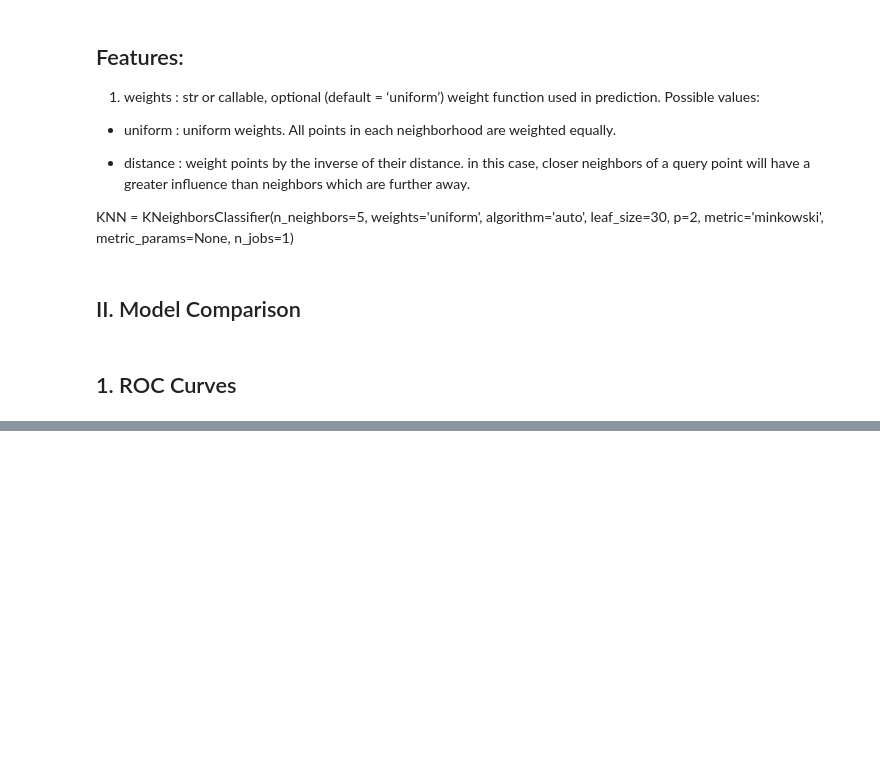
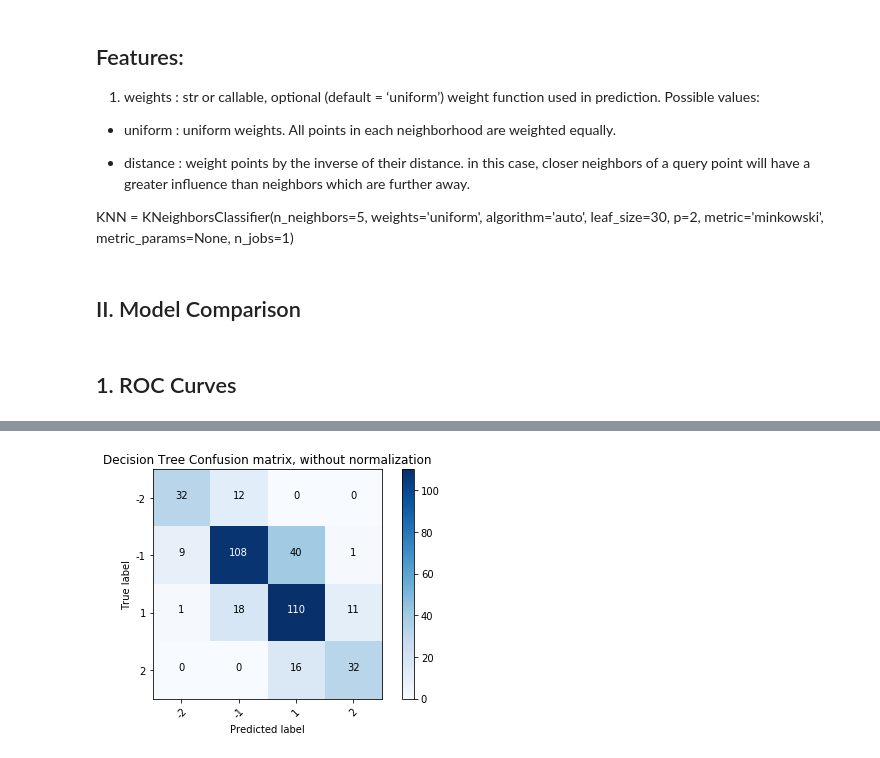
Before and after one commit to seungkwanbaek/ML4Crypto, a Jupyter notebook: ML HW1 Crypto.ipynb, the cells around one changed output, grey strips where cells are left out. Drawn from its saved outputs; the diff is of its cells as text; code cells hidden in the pictures; blank space fills up the shorter version.

```diff
--- a/ML HW1 Crypto.ipynb
+++ b/ML HW1 Crypto.ipynb
@@ -392,11 +448,11 @@ SVM.fit(X_train, Y_train)
 
 print(SVM.best_params_)
 
-Ypreds = SVM.predict(X_test)
-Ypreds_training = SVM.predict(X_train)
+SVM_Ypreds = SVM.predict(X_test)
+SVM_Ypreds_training = SVM.predict(X_train)
 
-SVM_Training_Error = accuracy_score(Y_train, Ypreds_training)
-SVM_Testing_Error = accuracy_score(Y_test, Ypreds)
+SVM_Training_Error = accuracy_score(Y_train, SVM_Ypreds_training)
+SVM_Testing_Error = accuracy_score(Y_test, SVM_Ypreds)
 
 print ("Training Error: %0.3f" % SVM_Training_Error)
 print ("Testing Error: %0.3f" % SVM_Testing_Error)
@@ -426,11 +482,11 @@ KNN.fit(X_train, Y_train)
 
 print(KNN.best_params_)
 
-Ypreds = KNN.predict(X_test)
-Ypreds_training = KNN.predict(X_train)
+KNN_Ypreds = KNN.predict(X_test)
+KNN_Ypreds_training = KNN.predict(X_train)
 
-KNN_Training_Error = accuracy_score(Y_train, Ypreds_training)
-KNN_Testing_Error = accuracy_score(Y_test, Ypreds)
+KNN_Training_Error = accuracy_score(Y_train, KNN_Ypreds_training)
+KNN_Testing_Error = accuracy_score(Y_test, KNN_Ypreds)
 
 print ("Training Error: %0.3f" % KNN_Training_Error)
 print ("Testing Error: %0.3f" % KNN_Testing_Error)
@@ -577,0 +573,72 @@ auc(fpr, tpr)
+# %%
+class_names = [-2, -1, 1, 2]
+
+DT_cnf_matrix = confusion_matrix(Y_test, DT_Ypreds)
+np.set_printoptions(precision=2)
+
+####################################################################
+
+# Plot non-normalized confusion matrix
+plt.figure()
+plot_confusion_matrix(DT_cnf_matrix, classes=class_names,
+                      title='Decision Tree Confusion matrix, without normalization')
+
+# Plot normalized confusion matrix
+plt.figure()
+plot_confusion_matrix(DT_cnf_matrix, classes=class_names, normalize=True,
+                      title='Decision Tree Normalized confusion matrix')
+####################################################################
+
+NN_cnf_matrix = confusion_matrix(Y_test, NN_Ypreds)
+
+# Plot non-normalized confusion matrix
+plt.figure()
+plot_confusion_matrix(NN_cnf_matrix, classes=class_names,
+                      title='NN Confusion matrix, without normalization')
+
+# Plot normalized confusion matrix
+plt.figure()
+plot_confusion_matrix(NN_cnf_matrix, classes=class_names, normalize=True,
+                      title='NN Normalized confusion matrix')
+####################################################################
+
+Boost_cnf_matrix = confusion_matrix(Y_test, Boost_Ypreds)
+
+# Plot non-normalized confusion matrix
+plt.figure()
+plot_confusion_matrix(Boost_cnf_matrix, classes=class_names,
+                      title='Boosted Trees Confusion matrix, without normalization')
+
+# Plot normalized confusion matrix
+plt.figure()
+plot_confusion_matrix(Boost_cnf_matrix, classes=class_names, normalize=True,
+                      title='Boosted Trees Normalized confusion matrix')
+####################################################################
+
+SVM_cnf_matrix = confusion_matrix(Y_test, SVM_Ypreds)
+
+# Plot non-normalized confusion matrix
+plt.figure()
+plot_confusion_matrix(SVM_cnf_matrix, classes=class_names,
+                      title='SVM Confusion matrix, without normalization')
+
+# Plot normalized confusion matrix
+plt.figure()
+plot_confusion_matrix(SVM_cnf_matrix, classes=class_names, normalize=True,
+                      title='SVM Normalized confusion matrix')
+####################################################################
+KNN_cnf_matrix = confusion_matrix(Y_test, KNN_Ypreds)
+
+# Plot non-normalized confusion matrix
+plt.figure()
+plot_confusion_matrix(KNN_cnf_matrix, classes=class_names,
+                      title='KNN Confusion matrix, without normalization')
+
+# Plot normalized confusion matrix
+plt.figure()
+plot_confusion_matrix(KNN_cnf_matrix, classes=class_names, normalize=True,
+                      title='KNN Normalized confusion matrix')
+
+
+plt.show()
+# %% [output]
@@ -577,0 +678 @@ auc(fpr, tpr)
+[figure, added]
```
Also changed, not shown: parts of 21 cells of this notebook, 1 other file.
